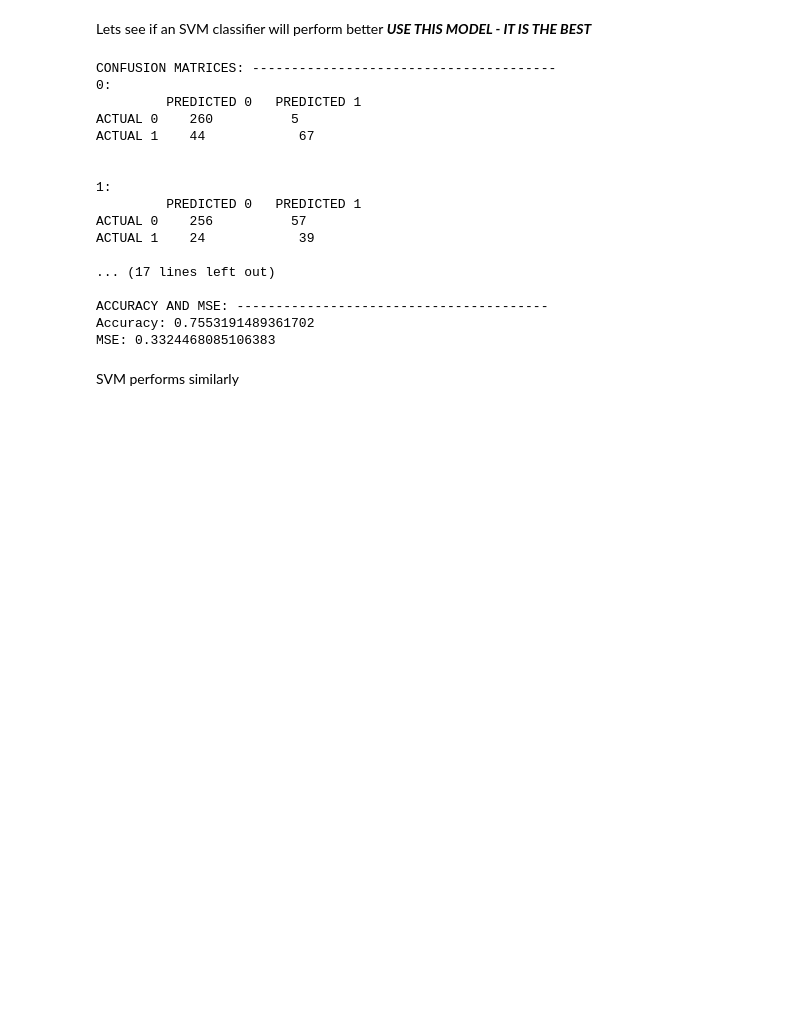
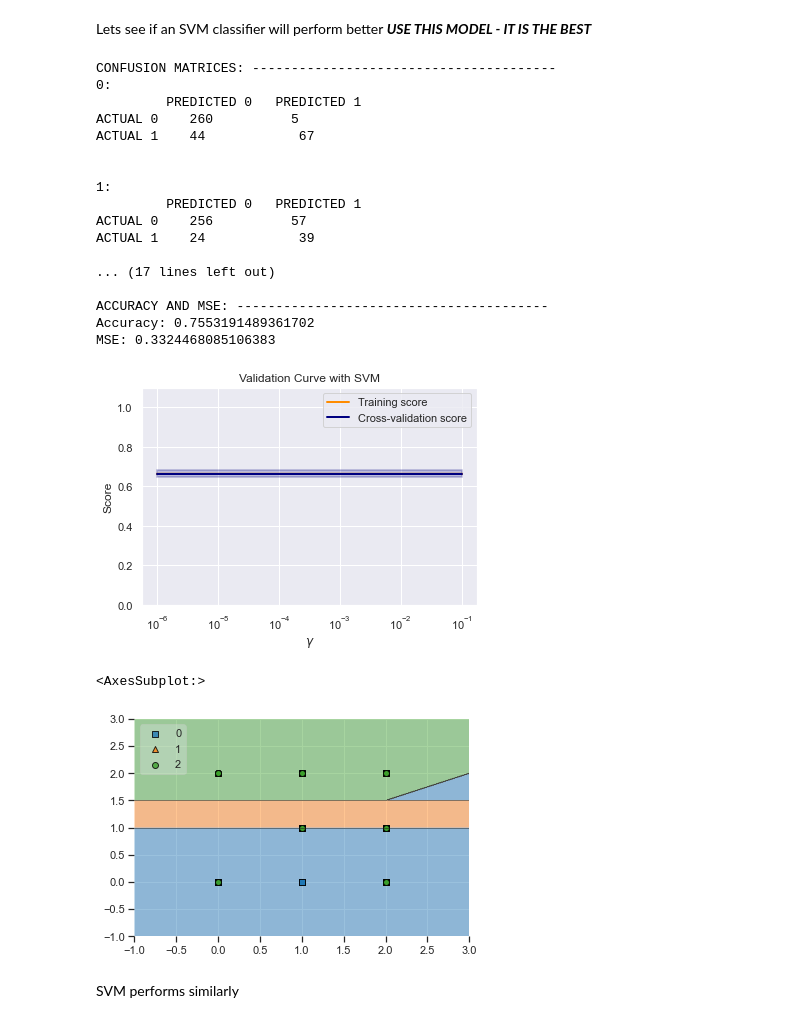
Before and after one commit to lucasrod25/drug-consumption-analysis, a Jupyter notebook: gateway_drug_model.ipynb, the cells around one changed output. Cells and saved outputs as stored; diff of their text form; code cells hidden in the pictures; blank space fills up the shorter version.

```diff
--- a/gateway_drug_model.ipynb
+++ b/gateway_drug_model.ipynb
@@ -146,6 +146,10 @@ Lets see if an SVM classifier will perform better
 # %%
 from sklearn import svm
 from imblearn.over_sampling import RandomOverSampler
+import matplotlib.pyplot as plt
+from mlxtend.plotting import plot_decision_regions
+import numpy as np
+from sklearn.model_selection import validation_curve
 import pickle
 
 # Make a copy of the dataframe to use for this model
@@ -183,33 +187,89 @@ y_train, y_test = train["Hard"], test["Hard"]
 ros = RandomOverSampler(random_state=4)
 X_os, y_os = ros.fit_resample(X_train, y_train)
 
 # Create linear svm model
 lsvm = svm.SVC(kernel="linear", gamma="auto", decision_function_shape="ovo", random_state=10)
 lsvm.fit(X_os, y_os)
 
 # Predictions
 y_pred = lsvm.predict(X_test)
 print_confusion_matrix(y_test, y_pred, names=["0", "1", "2"])
 print_precision_recall(y_test, y_pred)
 print_accuracy_mse(X_test, y_test, y_pred, lsvm)
+
+# PLOT ACCURACY ---------------------------
+# https://scikit-learn.org/stable/auto_examples/model_selection/plot_validation_curve.html
+param_range = np.logspace(-6, -1, 5)
+train_scores, test_scores = validation_curve(
+    lsvm,
+    X_os,
+    y_os,
+    param_name="gamma",
+    param_range=param_range,
+    scoring="accuracy",
+    n_jobs=1,
+)
+train_scores_mean = np.mean(train_scores, axis=1)
+train_scores_std = np.std(train_scores, axis=1)
+test_scores_mean = np.mean(test_scores, axis=1)
+test_scores_std = np.std(test_scores, axis=1)
+
+plt.title("Validation Curve with SVM")
+plt.xlabel(r"$\gamma$")
+plt.ylabel("Score")
+plt.ylim(0.0, 1.1)
+lw = 2
+plt.semilogx(
+    param_range, train_scores_mean, label="Training score", color="darkorange", lw=lw
+)
+plt.fill_between(
+    param_range,
+    train_scores_mean - train_scores_std,
+    train_scores_mean + train_scores_std,
+    alpha=0.2,
+    color="darkorange",
+    lw=lw,
+)
+plt.semilogx(
+    param_range, test_scores_mean, label="Cross-validation score", color="navy", lw=lw
+)
+plt.fill_between(
+    param_range,
+    test_scores_mean - test_scores_std,
+    test_scores_mean + test_scores_std,
+    alpha=0.2,
+    color="navy",
+    lw=lw,
+)
+plt.legend(loc="best")
+plt.show()
+
+#### plotting ####
+plot_decision_regions(X=X_os.values,
+                      y=y_os.values,
+                      clf=lsvm,
+                      legend=2)
 # %% [output]
 CONFUSION MATRICES: ---------------------------------------
 0:
          PREDICTED 0   PREDICTED 1
 ACTUAL 0    260          5
 ACTUAL 1    44            67
 
 
 1:
          PREDICTED 0   PREDICTED 1
 ACTUAL 0    256          57
 ACTUAL 1    24            39
 
 ... (17 lines left out)
 
 ACCURACY AND MSE: ----------------------------------------
 Accuracy: 0.7553191489361702
 MSE: 0.3324468085106383
+[figure, added]
+<AxesSubplot:>
+[figure, added]
 # %% [markdown]
 SVM performs similarly
 # %% [markdown]
```
Also changed, not shown: parts of 2 cells of this notebook.
